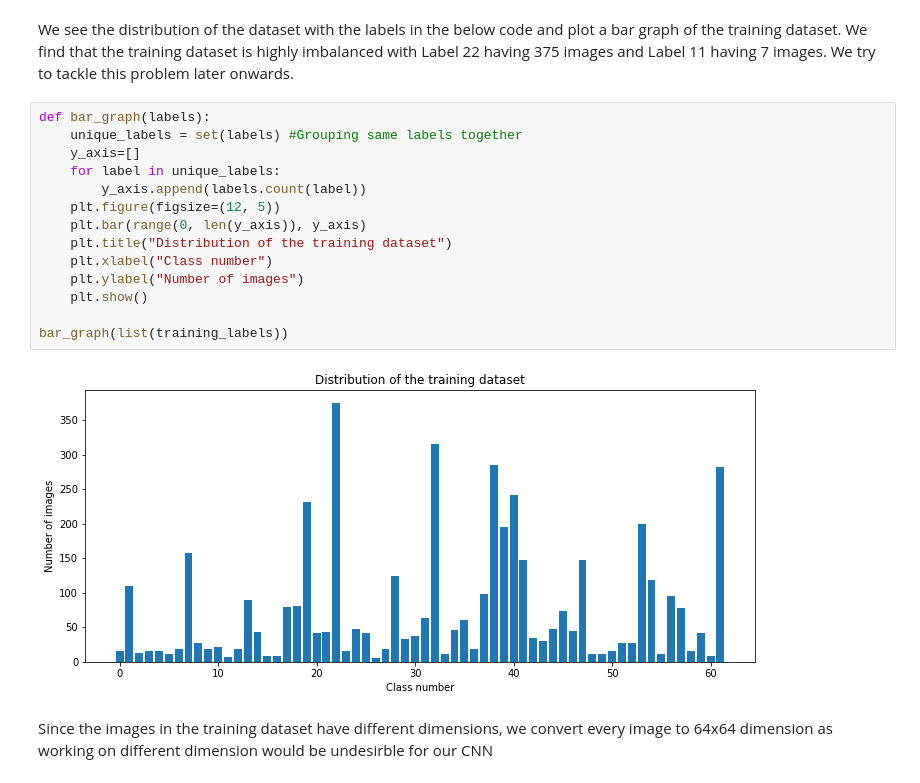
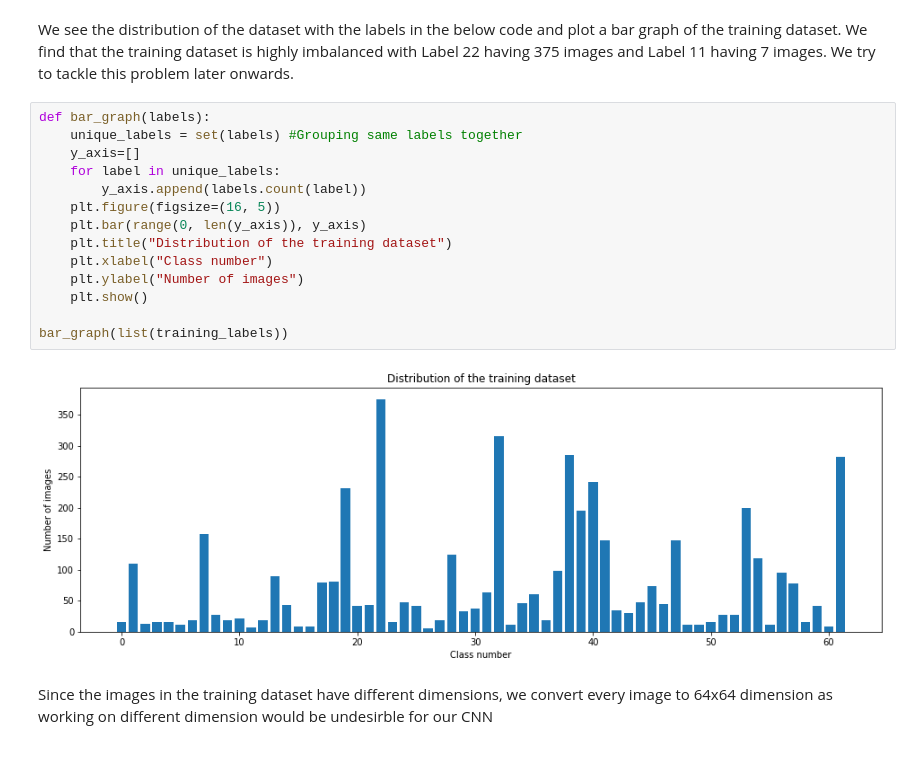
Before and after one commit to yashburad/TrafficSignDetection, a Jupyter notebook: Untitled3.ipynb, the cells around one changed output. Cells and saved outputs as stored; diff of their text form.

```diff
--- a/Untitled3.ipynb
+++ b/Untitled3.ipynb
@@ -75,19 +75,19 @@ We see the distribution of the dataset with the labels in the below code and plo
 # %%
 def bar_graph(labels):
     unique_labels = set(labels) #Grouping same labels together
     y_axis=[]
     for label in unique_labels:
         y_axis.append(labels.count(label))
-    plt.figure(figsize=(12, 5))
+    plt.figure(figsize=(16, 5))
     plt.bar(range(0, len(y_axis)), y_axis)
     plt.title("Distribution of the training dataset")
     plt.xlabel("Class number")
     plt.ylabel("Number of images")
     plt.show()
 
 bar_graph(list(training_labels))
 # %% [output]
-[figure, old version]
+[figure, new version]
 # %% [markdown]
 Since the images in the training dataset have different dimensions, we convert every image to 64x64 dimension as working on different dimension would be undesirble for our CNN
 # %%
```
Also changed, not shown: parts of 9 cells of this notebook.
